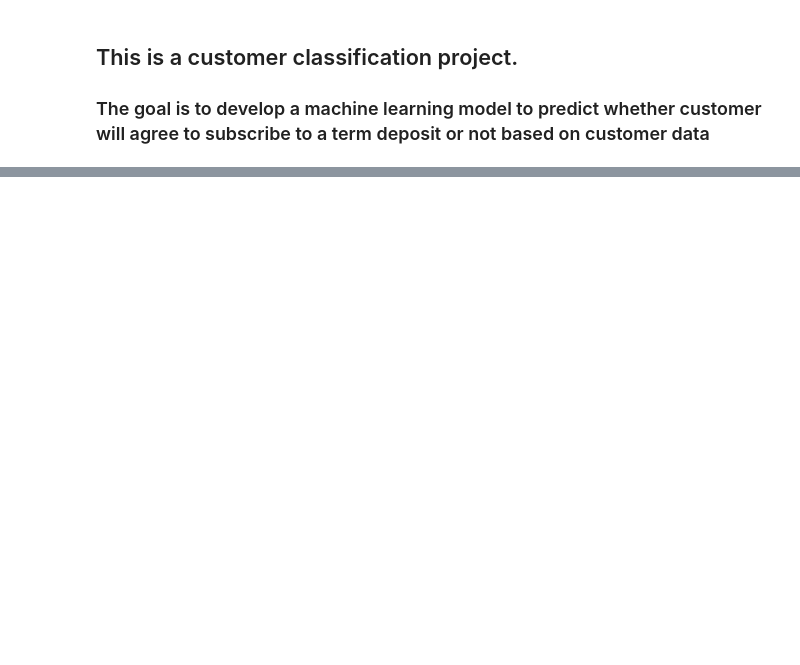
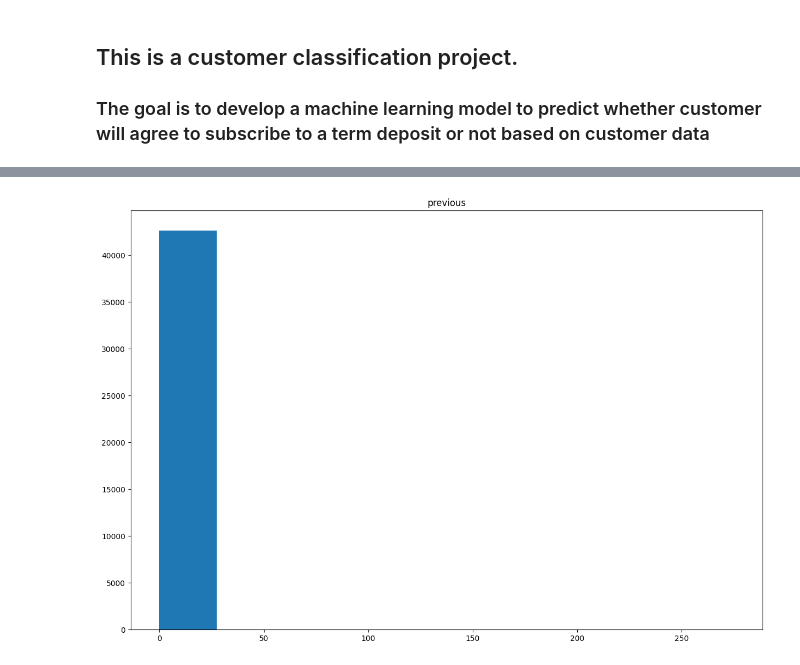
Before and after one commit to AlexGalich/banking_customer_promotion, a Jupyter notebook: Customer_classification.ipynb, the cells around one changed output, grey strips where cells are left out. Drawn from its saved outputs; the diff is of its cells as text; code cells hidden in the pictures; blank space fills up the shorter version.

```diff
--- a/Customer_classification.ipynb
+++ b/Customer_classification.ipynb
@@ -24,0 +124,4 @@ data_shuffled
+# %%
+plot_idividual('previous')
+# %% [output]
+[figure, added]
```
Also changed, not shown: parts of 52 cells of this notebook.
